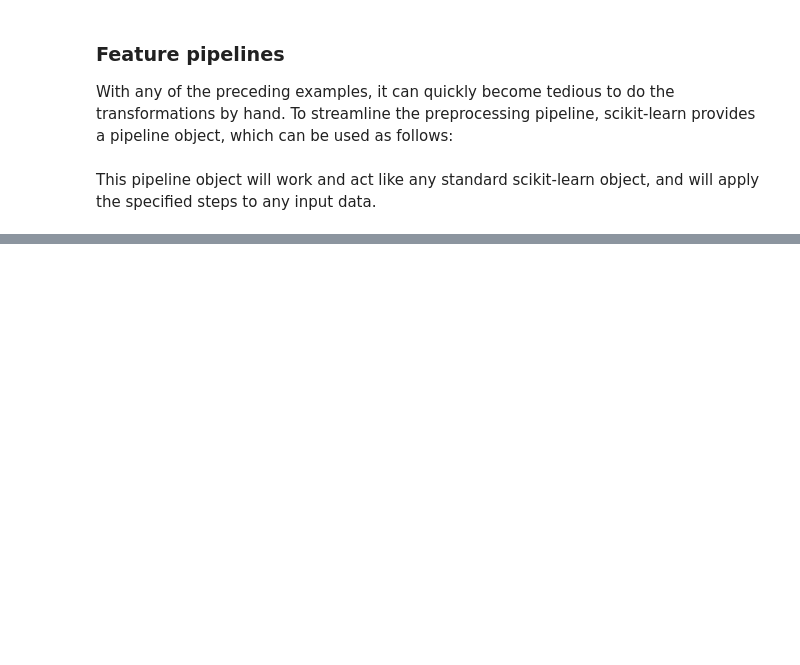
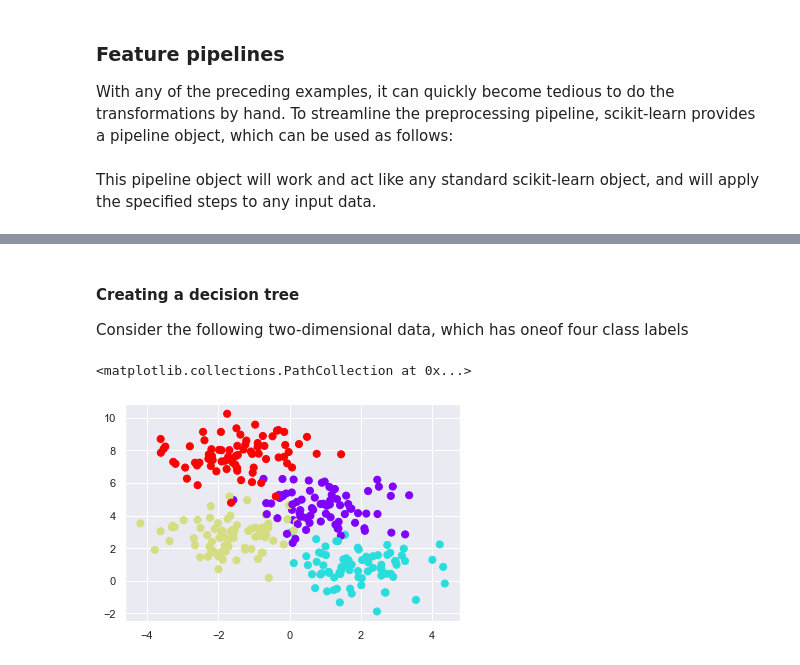
Before and after one commit to bcwein/Uis-intro-python, a Jupyter notebook: Notebooks/Python_data_science_handbook/Chapter5.ipynb, the cells around one changed output, grey strips where cells are left out. Cells and saved outputs as stored; diff of their text form; code cells hidden in the pictures; blank space fills up the shorter version.

Commit message:
Decision tree/Random forest section done

```diff
--- a/Notebooks/Python_data_science_handbook/Chapter5.ipynb
+++ b/Notebooks/Python_data_science_handbook/Chapter5.ipynb
@@ -749,0 +764,12 @@ print(model.predict(X))
+# %% [markdown]
+#### Creating a decision tree
+
+Consider the following two-dimensional data, which has oneof four class labels
+# %%
+from sklearn.datasets import make_blobs
+
+X, y = make_blobs(n_samples=300, centers=4, random_state=0, cluster_std=1.0)
+plt.scatter(X[:, 0], X[:, 1], c=y, s=50, cmap='rainbow')
+# %% [output]
+<matplotlib.collections.PathCollection at 0x...>
+[figure, added]
```
Also changed, not shown: parts of 22 cells of this notebook.
